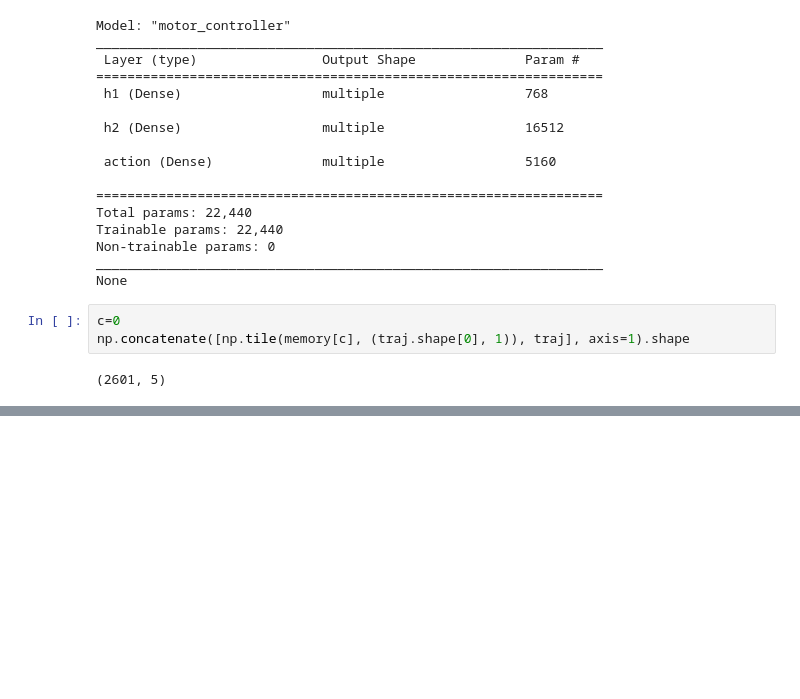
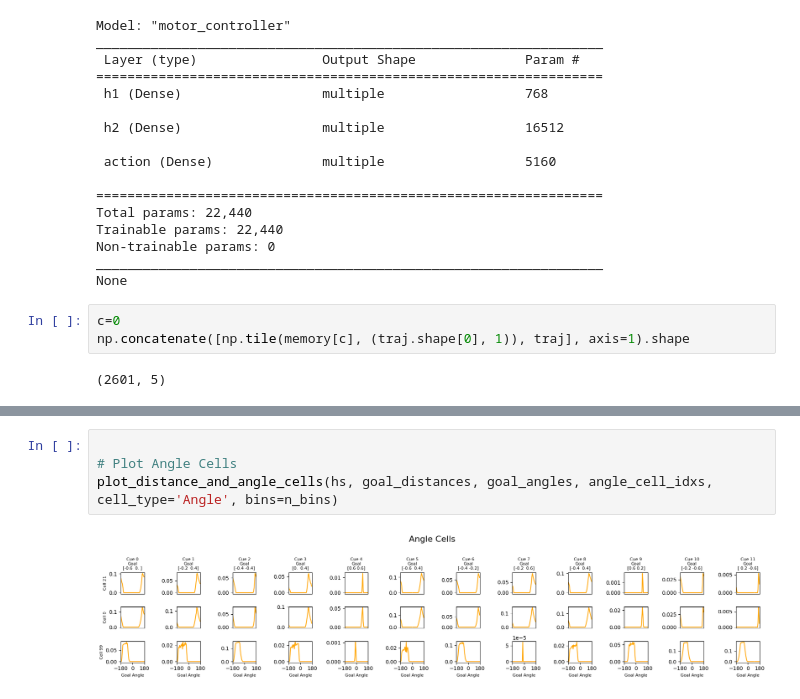
Before and after one commit to mgkumar138/schema4one, a Jupyter notebook: motor_controller/find_cells.ipynb, the cells around one changed output, grey strips where cells are left out. Drawn from its saved outputs; the diff is of its cells as text; blank space fills up the shorter version.

```diff
--- a/motor_controller/find_cells.ipynb
+++ b/motor_controller/find_cells.ipynb
@@ -121,0 +219,6 @@ Y-coding neurons: [ 32  37  58 121]
+# %%
+
+# Plot Angle Cells
+plot_distance_and_angle_cells(hs, goal_distances, goal_angles, angle_cell_idxs, cell_type='Angle', bins=n_bins)
+# %% [output]
+[figure, added]
```
Also changed, not shown: parts of 7 cells of this notebook, 2 other files.
